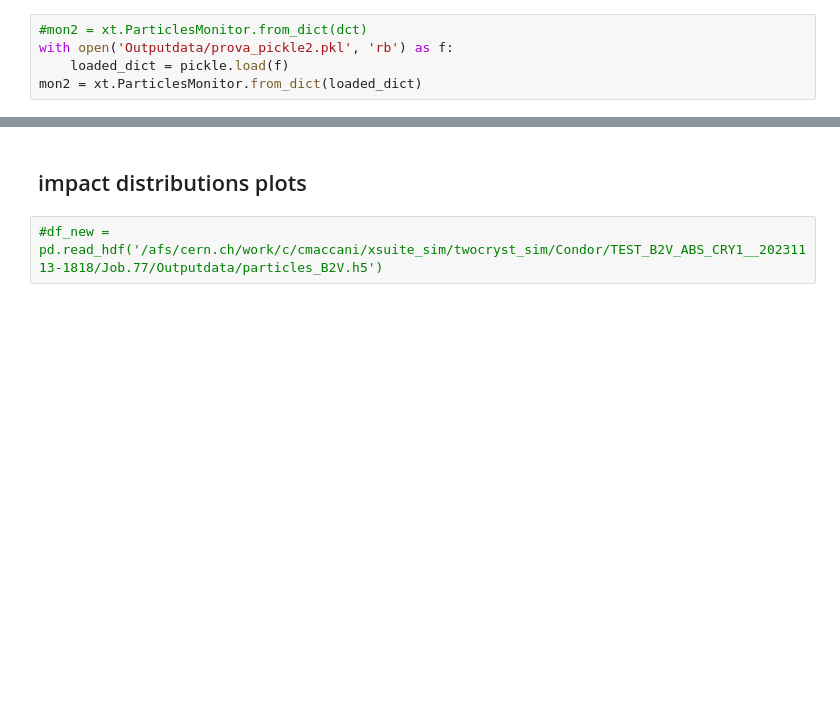
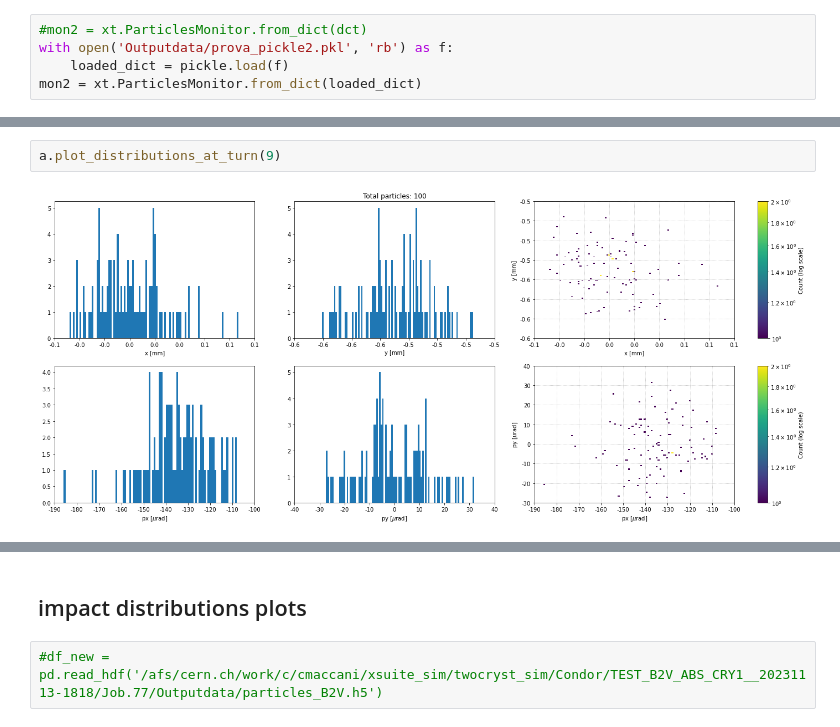
Before and after one commit to chiaramaccani/two_cryst_sim, a Jupyter notebook: Tests_notebook.ipynb, the cells around one changed output, grey strips where cells are left out. Cells and saved outputs as stored; diff of their text form; blank space fills up the shorter version.

```diff
--- a/Tests_notebook.ipynb
+++ b/Tests_notebook.ipynb
@@ -872,0 +715,4 @@ numpy.ndarray
+# %%
+a.plot_distributions_at_turn(9)
+# %% [output]
+[figure, added]
```
Also changed, not shown: parts of 61 cells of this notebook, 7 other files.
